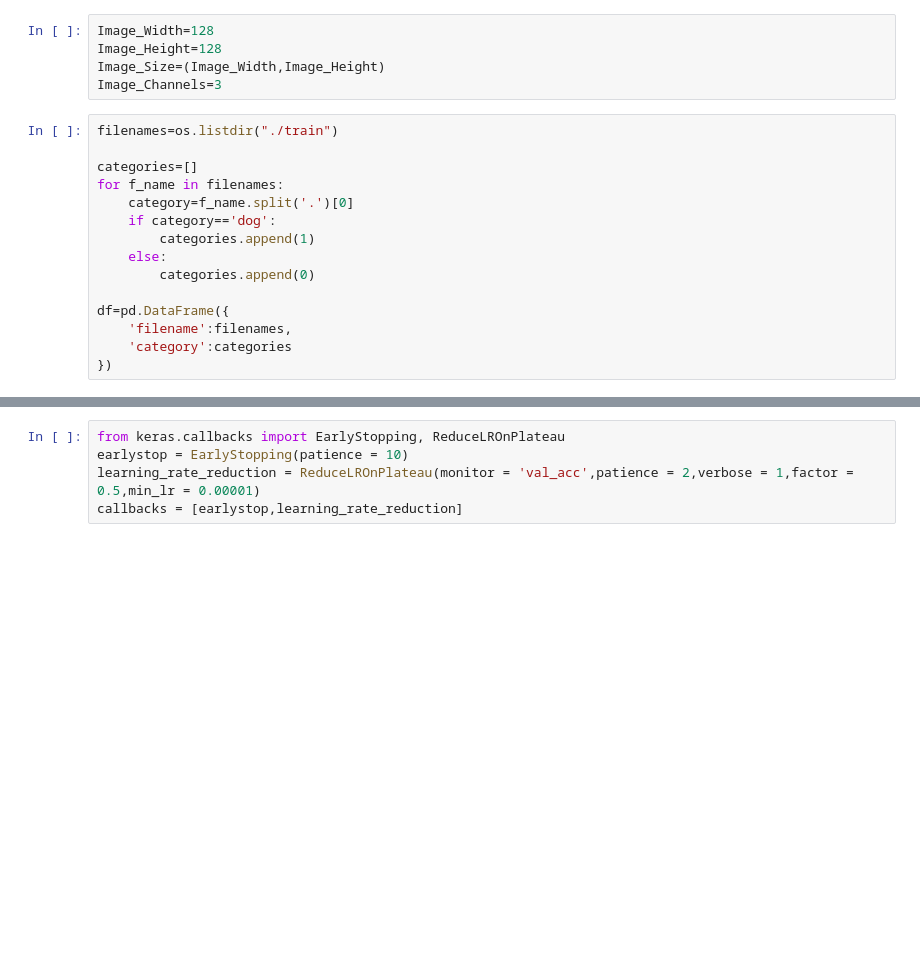
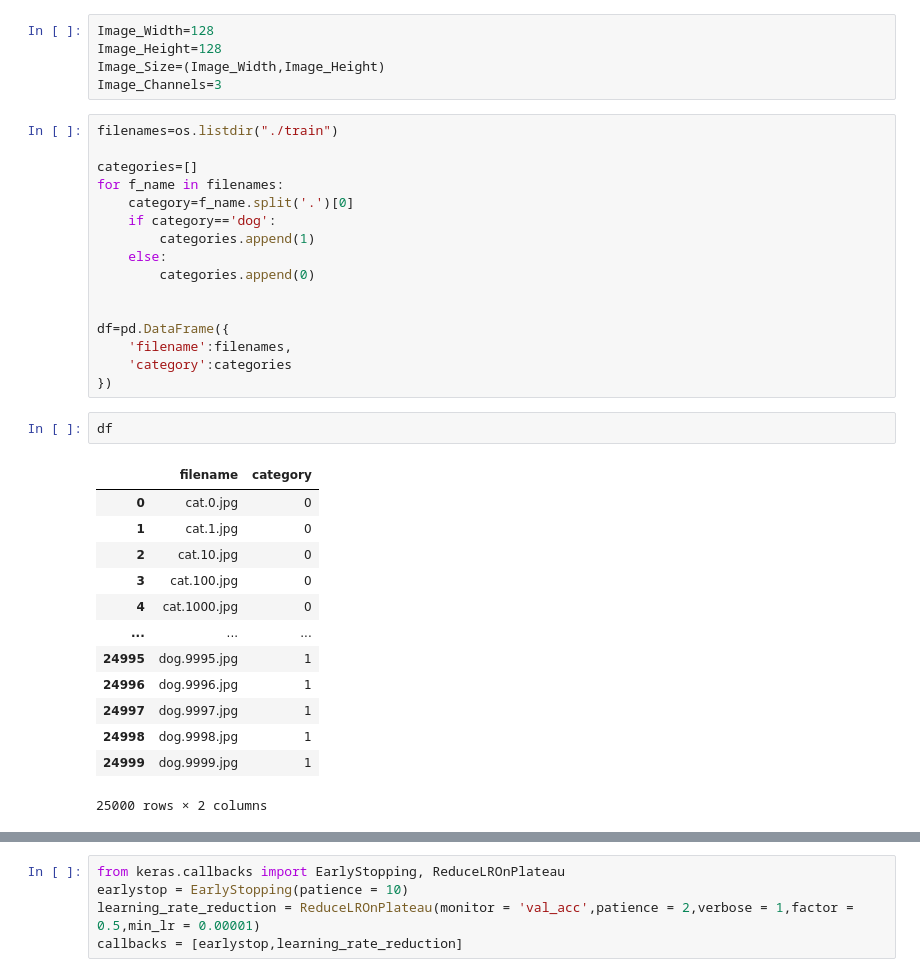
Before and after one commit to Shivansh20128/CatsVsDogs-Classifier, a Jupyter notebook: script.ipynb, the cells around one changed output, grey strips where cells are left out. Saved outputs shown, nothing was run; the diff lists cells and outputs as text; blank space fills up the shorter version.

```diff
--- a/script.ipynb
+++ b/script.ipynb
@@ -25,10 +23,27 @@ for f_name in filenames:
     else:
         categories.append(0)
 
+
 df=pd.DataFrame({
     'filename':filenames,
     'category':categories
 })
+# %%
+df
+# %% [output]
+|  | filename | category |
+| 0 | cat.0.jpg | 0 |
+| 1 | cat.1.jpg | 0 |
+| 2 | cat.10.jpg | 0 |
+| 3 | cat.100.jpg | 0 |
+| 4 | cat.1000.jpg | 0 |
+| ... | ... | ... |
+| 24995 | dog.9995.jpg | 1 |
+| 24996 | dog.9996.jpg | 1 |
+| 24997 | dog.9997.jpg | 1 |
+| 24998 | dog.9998.jpg | 1 |
+| 24999 | dog.9999.jpg | 1 |
+25000 rows × 2 columns
 # %%
 from keras.models import Sequential
 from keras.layers import Conv2D,MaxPooling2D,\
```
Also changed, not shown: parts of 8 cells of this notebook, 1 other file.
